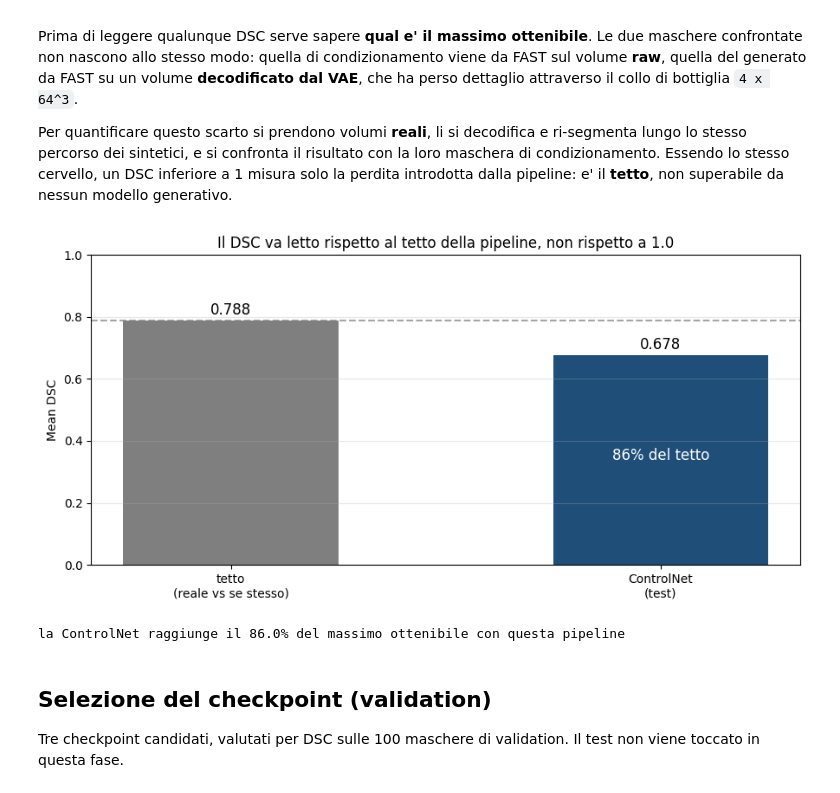
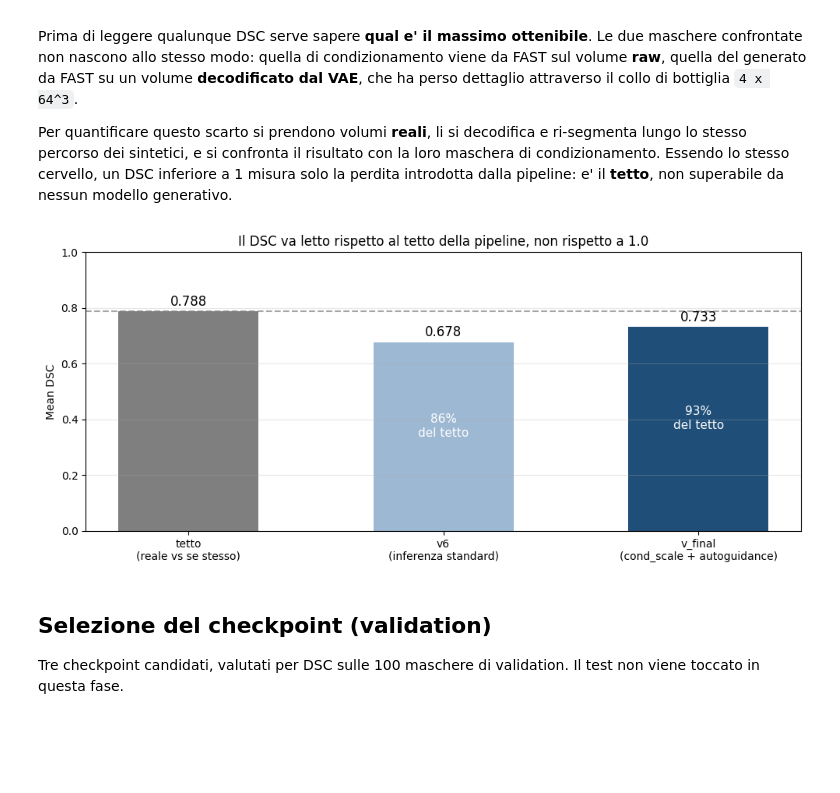
Before and after one commit to DanieleSchingaro/3DLDM_Schingaro, a Jupyter notebook: notebooks/06_controlnet_evaluation.ipynb, the cells around one changed output. Drawn from its saved outputs; the diff is of its cells as text; code cells hidden in the pictures; blank space fills up the shorter version.

Commit message:
aggiornamento del  README progettuale e dei notebook relativi alla configurazione v_final (controlNet) — DSC 0.733, FID 22.55, sweep dei parametri di inferenza

```diff
--- a/notebooks/06_controlnet_evaluation.ipynb
+++ b/notebooks/06_controlnet_evaluation.ipynb
@@ -18,15 +20,21 @@ import matplotlib.pyplot as plt
 
 METRICS="../outputs/metrics"
 
-def load_dsc(tag):
-    with open(f"{METRICS}/dsc_{tag}.json") as f:
+def load_json(name):
+    with open(f"{METRICS}/{name}.json") as f:
         return json.load(f)
 
-val={e:load_dsc(f"val_epoch{e}") for e in (60,80,100)}
-test=load_dsc("test_epoch100")
-tetto=load_dsc("tetto_clean")
+#selezione del checkpoint (inferenza standard, cond_scale=1.0)
+val={e:load_json(f"dsc_val_epoch{e}") for e in (60,80,100)}
+#configurazione finale
+val_fin=load_json("dsc_val_v_final")
+test_fin=load_json("dsc_test_v_final")
+test_v6=load_json("dsc_test_epoch100")
+tetto=load_json("dsc_tetto_clean")
 
-print(f"validation: {[ (e, round(d['mean_dsc'],4)) for e,d in val.items() ]}")
-print(f"test:       {round(test['mean_dsc'],4)}  (n={test['n_pairs']})")
-print(f"tetto:      {round(tetto['mean_dsc'],4)}  (n={tetto['n_pairs']})")
+print(f"selezione checkpoint : {[(e, round(d['mean_dsc'],4)) for e,d in val.items()]}")
+print(f"v6  test  (baseline) : {test_v6['mean_dsc']:.4f}")
+print(f"v_final validation   : {val_fin['mean_dsc']:.4f}")
+print(f"v_final test         : {test_fin['mean_dsc']:.4f}")
+print(f"tetto della pipeline : {tetto['mean_dsc']:.4f}")
 # %% [output]
@@ -46,24 +56,23 @@ lungo lo stesso percorso dei sintetici, e si confronta il risultato con la loro
 condizionamento. Essendo lo stesso cervello, un DSC inferiore a 1 misura solo la perdita
 introdotta dalla pipeline: e' il **tetto**, non superabile da nessun modello generativo.
 # %%
-fig, ax=plt.subplots(figsize=(9,4.5))
-labels=["tetto\n(reale vs se stesso)", "ControlNet\n(test)"]
-vals=[tetto["mean_dsc"], test["mean_dsc"]]
-bars=ax.bar(labels, vals, color=["#7f7f7f","#1f4e79"], width=0.5)
+fig, ax=plt.subplots(figsize=(10,4.5))
+labels=["tetto\n(reale vs se stesso)", "v6\n(inferenza standard)", "v_final\n(cond_scale + autoguidance)"]
+vals=[tetto["mean_dsc"], test_v6["mean_dsc"], test_fin["mean_dsc"]]
+colors=["#7f7f7f","#9db8d2","#1f4e79"]
+bars=ax.bar(labels, vals, color=colors, width=0.55)
 ax.axhline(tetto["mean_dsc"], ls="--", color="#7f7f7f", alpha=0.7)
 ax.set_ylim(0,1.0); ax.set_ylabel("Mean DSC")
 ax.set_title("Il DSC va letto rispetto al tetto della pipeline, non rispetto a 1.0")
 for b,v in zip(bars,vals):
     ax.text(b.get_x()+b.get_width()/2, v+0.02, f"{v:.3f}", ha="center", fontsize=12)
-pct=100*test["mean_dsc"]/tetto["mean_dsc"]
-ax.text(1, test["mean_dsc"]/2, f"{pct:.0f}% del tetto", ha="center", color="white", fontsize=12)
+for b,v in list(zip(bars,vals))[1:]:
+    ax.text(b.get_x()+b.get_width()/2, v/2, f"{100*v/tetto['mean_dsc']:.0f}%\ndel tetto",
+            ha="center", color="white", fontsize=11)
 ax.grid(axis="y", alpha=0.3)
 plt.tight_layout(); plt.show()
-
-print(f"la ControlNet raggiunge il {pct:.1f}% del massimo ottenibile con questa pipeline")
 # %% [output]
-[figure, old version]
+[figure, new version]
-la ControlNet raggiunge il 86.0% del massimo ottenibile con questa pipeline
 # %% [markdown]
 ## Selezione del checkpoint (validation)
 
```
Also changed, not shown: parts of 20 cells of this notebook, 2 other files.
